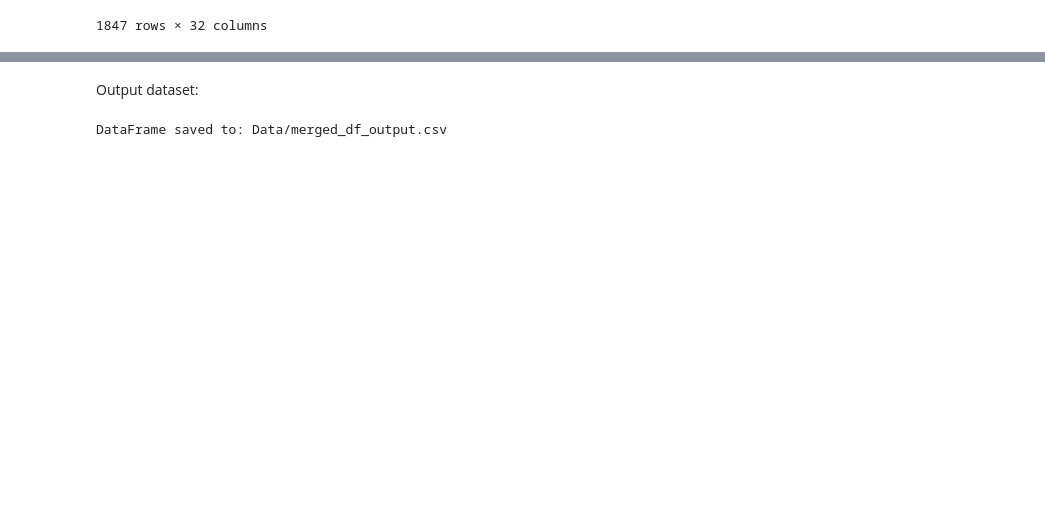
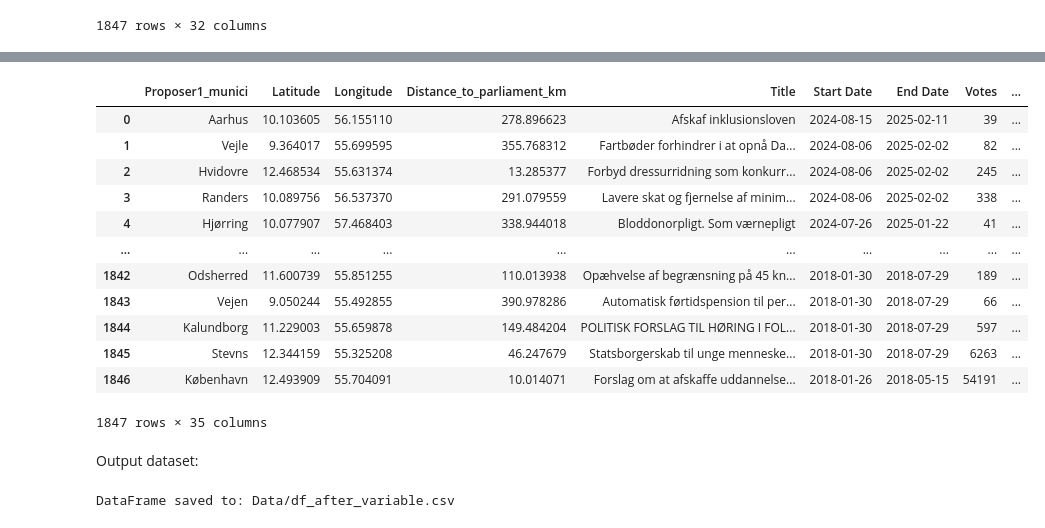
Before and after one commit to mcp656/ISDS-2024, a Jupyter notebook: Project/Borgerforslag 2 - Data.ipynb, the cells around one changed output, grey strips where cells are left out. Saved outputs shown, nothing was run; the diff lists cells and outputs as text; code cells hidden in the pictures; blank space fills up the shorter version.

```diff
--- a/Project/Borgerforslag 2 - Data.ipynb
+++ b/Project/Borgerforslag 2 - Data.ipynb
@@ -493,0 +598,6 @@ merged_df
+# %%
+# Only keep cities in dataframe that exist in the list
+
+# Filter the DataFrame
+cities_filtered = cities_with_coordinates[cities_with_coordinates['Proposer1_munici'].isin(locations)]
+cities_filtered
@@ -493,0 +618,24 @@ merged_df
+# %%
+# Coordinates
+coordinates_danish_parliament = (12.580217, 55.676308)
+
+# Import geodesic
+# !pip install geopy
+from geopy.distance import geodesic
+
+
+def calculate_distance_to_parliament(latitude, longitude):
+
+    coordinates_city = (latitude, longitude)
+
+    distance = geodesic(coordinates_city, coordinates_danish_parliament).kilometers
+
+    return distance
+
+
+
+# Apply the function to create a new column 'z'
+cities_filtered['Distance_to_parliament_km'] = cities_filtered.apply(lambda row: calculate_distance_to_parliament(row['Latitude'], row['Longitude']), axis=1)
+
+
+cities_filtered
@@ -494,8 +661,26 @@ merged_df
+# %%
+# Merge coordinates and distance dataframe onto the merged_df
+merged_df = pd.merge(cities_filtered, merged_df, on='Proposer1_munici', how='right')
+merged_df
+# %% [output]
+|  | Proposer1_munici | Latitude | Longitude | Distance_to_parliament_km | Title | Start Date | End Date | Votes | ... |
+| 0 | Aarhus | 10.103605 | 56.155110 | 278.896623 | Afskaf inklusionsloven | 2024-08-15 | 2025-02-11 | 39 | ... |
+| 1 | Vejle | 9.364017 | 55.699595 | 355.768312 | Fartbøder forhindrer i at opnå Da... | 2024-08-06 | 2025-02-02 | 82 | ... |
+| 2 | Hvidovre | 12.468534 | 55.631374 | 13.285377 | Forbyd dressurridning som konkurr... | 2024-08-06 | 2025-02-02 | 245 | ... |
+| 3 | Randers | 10.089756 | 56.537370 | 291.079559 | Lavere skat og fjernelse af minim... | 2024-08-06 | 2025-02-02 | 338 | ... |
+| 4 | Hjørring | 10.077907 | 57.468403 | 338.944018 | Bloddonorpligt. Som værnepligt | 2024-07-26 | 2025-01-22 | 41 | ... |
+| ... | ... | ... | ... | ... | ... | ... | ... | ... | ... |
+| 1842 | Odsherred | 11.600739 | 55.851255 | 110.013938 | Opæhvelse af begrænsning på 45 kn... | 2018-01-30 | 2018-07-29 | 189 | ... |
+| 1843 | Vejen | 9.050244 | 55.492855 | 390.978286 | Automatisk førtidspension til per... | 2018-01-30 | 2018-07-29 | 66 | ... |
+| 1844 | Kalundborg | 11.229003 | 55.659878 | 149.484204 | POLITISK FORSLAG TIL HØRING I FOL... | 2018-01-30 | 2018-07-29 | 597 | ... |
+| 1845 | Stevns | 12.344159 | 55.325208 | 46.247679 | Statsborgerskab til unge menneske... | 2018-01-30 | 2018-07-29 | 6263 | ... |
+| 1846 | København | 12.493909 | 55.704091 | 10.014071 | Forslag om at afskaffe uddannelse... | 2018-01-26 | 2018-05-15 | 54191 | ... |
+1847 rows × 35 columns
 # %% [markdown]
 Output dataset:
 # %%
 # Specify the path where you want to save the CSV file
-output_path = 'Data/merged_df_output.csv'
+output_path = 'Data/df_after_variable.csv'
 
 # Save the DataFrame to the CSV file
 merged_df.to_csv(output_path, index=False)
@@ -503,4 +688,4 @@ merged_df.to_csv(output_path, index=False)
 # Print the output path to confirm where the file was saved
 print(f"DataFrame saved to: {output_path}")
 # %% [output]
-DataFrame saved to: Data/merged_df_output.csv
+DataFrame saved to: Data/df_after_variable.csv
```
Also changed, not shown: parts of 7 cells of this notebook, 12 other files.
